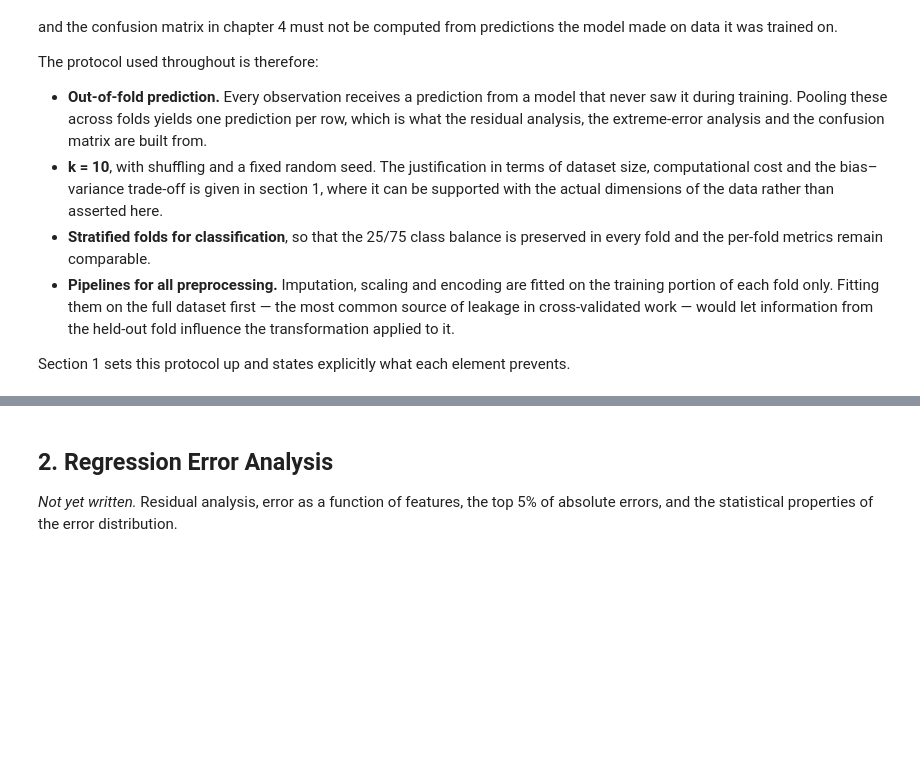
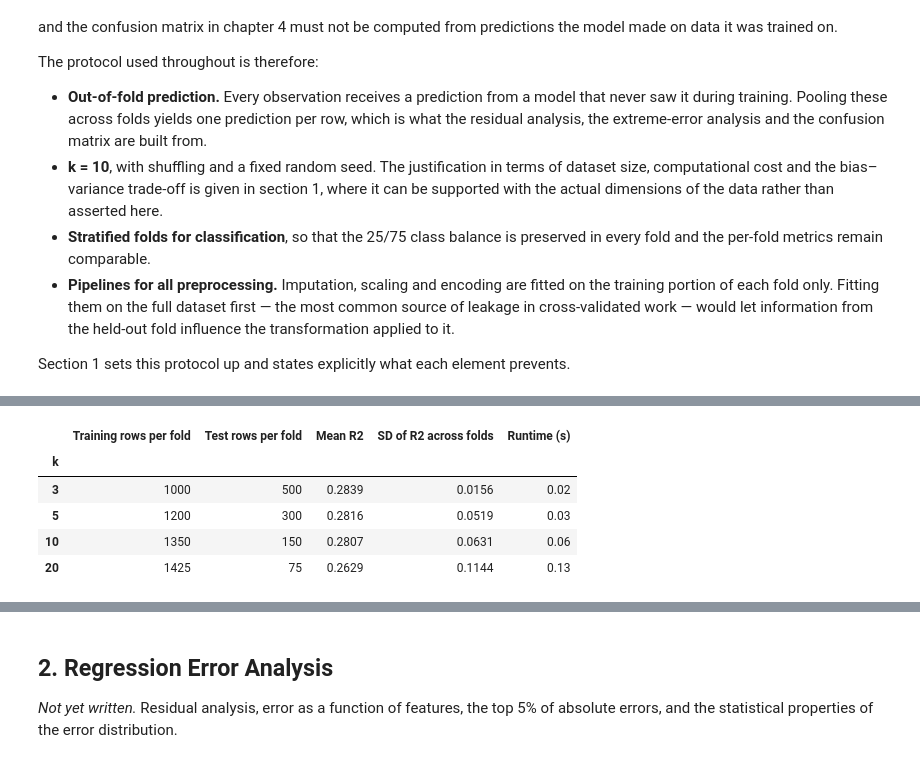
Before and after one commit to shonmazon/Data_Science, a Jupyter notebook: assignment2-error-analysis/notebooks/steam_error_analysis.ipynb, the cells around one changed output, grey strips where cells are left out. Cells and saved outputs as stored; diff of their text form; code cells hidden in the pictures; blank space fills up the shorter version.

```diff
--- a/assignment2-error-analysis/notebooks/steam_error_analysis.ipynb
+++ b/assignment2-error-analysis/notebooks/steam_error_analysis.ipynb
@@ -202,0 +463,10 @@ prevents.
+# %%
+fold_comparison = compare_fold_counts(games[ALL_FEATURES], games[REGRESSION_TARGET])
+fold_comparison
+# %% [output]
+|  | Training rows per fold | Test rows per fold | Mean R2 | SD of R2 across folds | Runtime (s) |
+| k |  |  |  |  |  |
+| 3 | 1000 | 500 | 0.2839 | 0.0156 | 0.02 |
+| 5 | 1200 | 300 | 0.2816 | 0.0519 | 0.03 |
+| 10 | 1350 | 150 | 0.2807 | 0.0631 | 0.06 |
+| 20 | 1425 | 75 | 0.2629 | 0.1144 | 0.13 |
```
Also changed, not shown: parts of 19 cells of this notebook, 3 other files.
